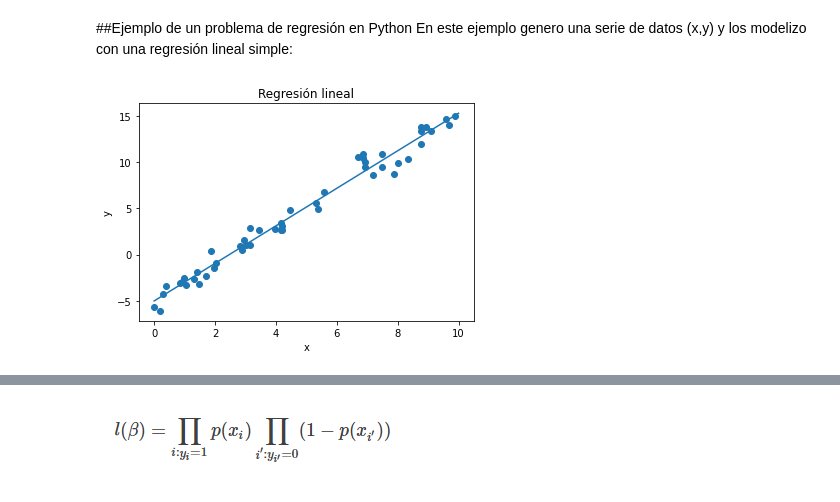
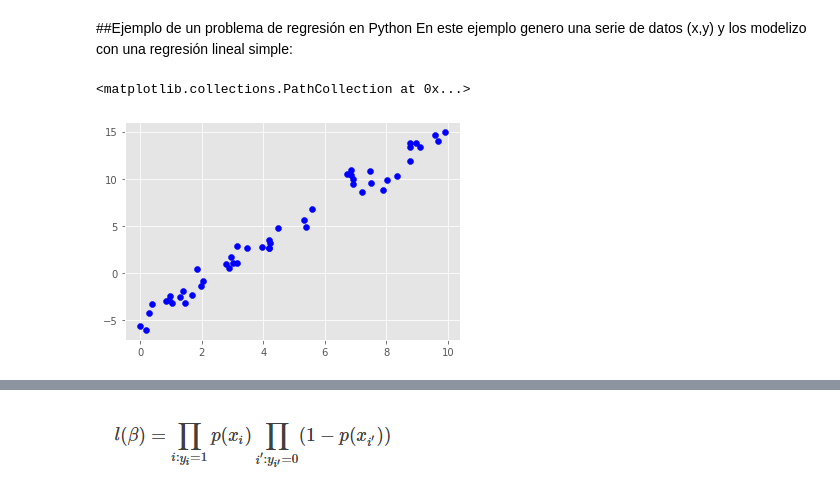
Before and after one commit to mariajogonsan/Curso-de-introduccion-a-Big-Data-Parte-3-nov2021, a Jupyter notebook: 1_Introduccion_a_Machine_Learning.ipynb, the cells around one changed output, grey strips where cells are left out. Drawn from its saved outputs; the diff is of its cells as text; code cells hidden in the pictures.

```diff
--- a/1_Introduccion_a_Machine_Learning.ipynb
+++ b/1_Introduccion_a_Machine_Learning.ipynb
@@ -185,24 +185,14 @@ En este ejemplo genero una serie de datos (x,y) y los modelizo con una regresió
 # %%
 from sklearn.linear_model import LinearRegression
 import numpy as np
 import matplotlib.pyplot as plt
 %matplotlib inline
 
 # Generación de datos aleatorios
 randGen = np.random.RandomState(1)
 x = 10 * randGen.rand(50)
 y = 2 * x - 5 + randGen.randn(50)
-
-modelo = LinearRegression(fit_intercept=True)
-modelo.fit(x[:, np.newaxis], y)
-
-xAjuste = np.linspace(0, 10, 1000)
-yAjuste = modelo.predict(xAjuste[:, np.newaxis])
-
-plt.scatter(x, y)
-plt.plot(xAjuste, yAjuste)
-plt.title(u'Regresión lineal')
-plt.xlabel('x')
-plt.ylabel('y');
+plt.scatter(x, y,color='blue')
 # %% [output]
+<matplotlib.collections.PathCollection at 0x...>
-[figure, old version]
+[figure, new version]
```
Also changed, not shown: parts of 11 cells of this notebook.
